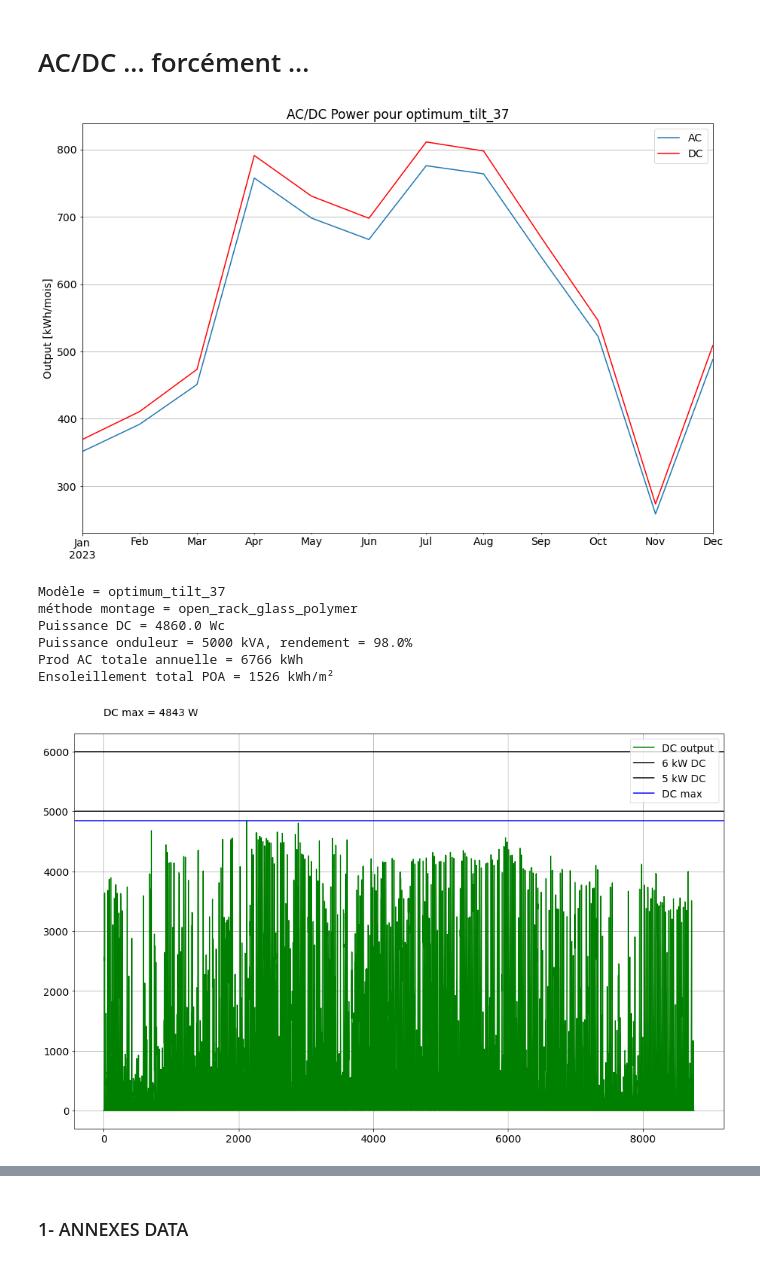
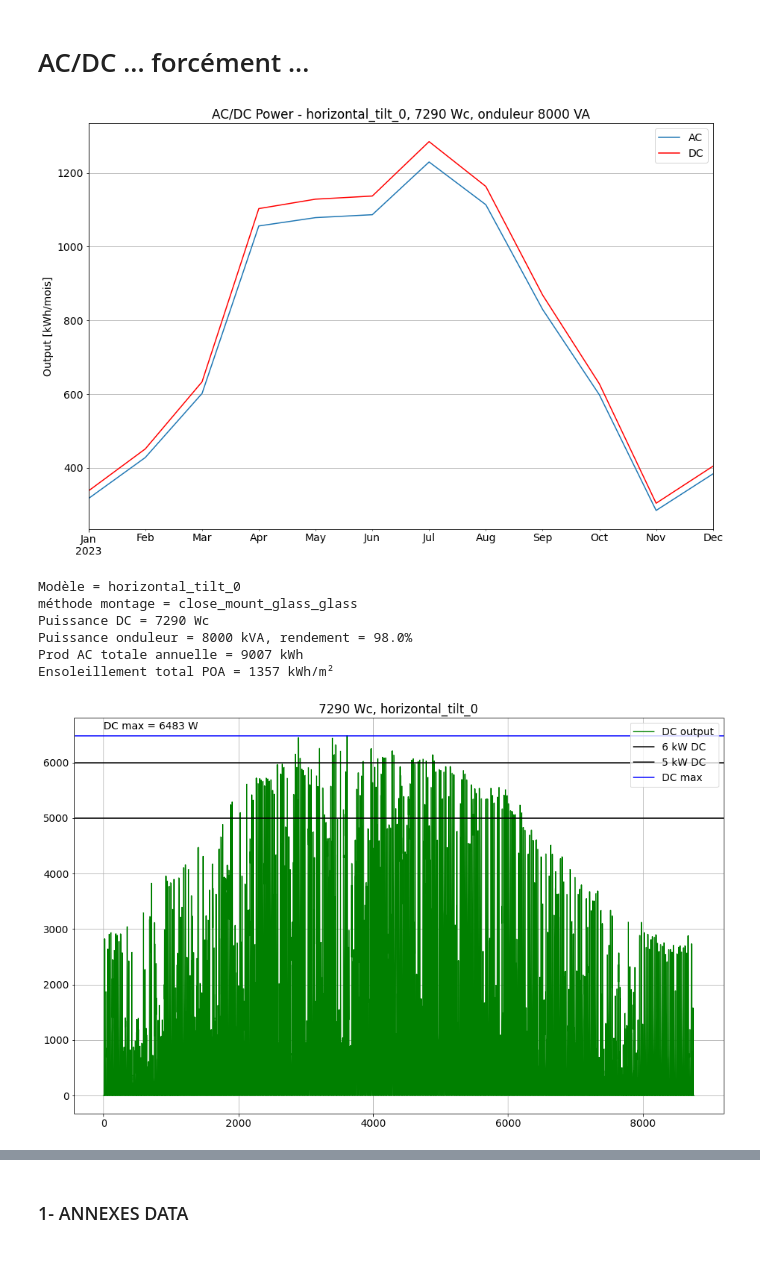
Before and after one commit to BenjaminDeporte/PV, a Jupyter notebook: Code/TutoPVlib.ipynb, the cells around one changed output, grey strips where cells are left out. Cells and saved outputs as stored; diff of their text form; code cells hidden in the pictures.

Commit message:
Regroupé paramètres modèle dans dict

```diff
--- a/Code/TutoPVlib.ipynb
+++ b/Code/TutoPVlib.ipynb
@@ -24,3 +42,5 @@ lieu = 'Pechbusque'
+# %%
+lieu = modele.get('lieu')
 # %%
 latitude, longitude, altitude, time_zone = coordinates[lieu]
 # %%
@@ -122,12 +142,8 @@ solar_position.head()
 # %%
 # POA geometry definition
 
-tilts = {
-    'horizontal_tilt_0' : 0.0,
-    'optimum_tilt_37' : 37.0
-}
-
-azimuth = 180
+tilts = modele.get('tilts')
+azimuth = modele.get('azimuth')
 # %%
 # calcule les valeurs horaires de l'irradiance POA pour les différents tilts
 
@@ -222,4 +238,7 @@ plt.show()
 # %%
+methode = modele.get('modele_temperature')
+tilt_choisi = modele.get('tilt_choisi')
+
 cell_temp_min = cell_temperature.min()
 cell_temp_max = cell_temperature.max()
 
@@ -234,6 +253,8 @@ plt.text(4000,0,f"min temp = {cell_temp_min:.2f} °C")
 plt.axhline(y=cell_temp_max, color='r', label='max')
 plt.text(0,60,f"max temp = {cell_temp_max:.2f} °C")
 
+plt.title(f"{methode}, {tilt_choisi}")
+
 plt.legend()
 plt.grid()
 plt.show()
@@ -410,7 +431,7 @@ f.tight_layout()
 https://pvsc-python-tutorials.github.io/PVSC48-Python-Tutorial/Tutorial%205%20-%20Array%20Power.html
 # %%
 gamma_pdc = module_trina_vertex_405_CEC.get('gamma_r')/100.0
-nameplate = 12 * 405.0
+nameplate = modele.get('dc_installed') # puissance crete installée
 # %%
 array_power = pvlib.pvsystem.pvwatts_dc(
     dfs_poa.get(tilt_choisi)['poa_global'],
@@ -446,48 +467,50 @@ dc_period = array_power.resample('M').sum()/1000.0
 ax = ac_period.plot(figsize=(15, 10), label='AC')
 dc_period.plot(ax=ax, label='DC', color='r')
 
-plt.title(f'AC/DC Power pour {tilt_choisi}')
+plt.title(f'AC/DC Power - {tilt_choisi}, {nameplate:.0f} Wc, onduleur {ac0:.0f} VA')
 plt.ylabel('Output [kWh/mois]')
 
 plt.grid()
 plt.legend()
 plt.show()
 # %% [output]
-[figure, old version]
+[figure, new version]
 # %%
 print (f"Modèle = {tilt_choisi}")
 print (f"méthode montage = {methode}")
-print (f"Puissance DC = {nameplate} Wc")
+print (f"Puissance DC = {nameplate:.0f} Wc")
 print (f"Puissance onduleur = {ac0:.0f} kVA, rendement = {eta:.1%}")
 print (f"Prod AC totale annuelle = {ac.sum()/1000:.0f} kWh")
 print (f"Ensoleillement total POA = {dfs_poa.get(tilt_choisi)['poa_global'].sum()/1000.0:.0f} kWh/m²")
 # %% [output]
-Modèle = optimum_tilt_37
-méthode montage = open_rack_glass_polymer
-Puissance DC = 4860.0 Wc
-Puissance onduleur = 5000 kVA, rendement = 98.0%
-Prod AC totale annuelle = 6766 kWh
-Ensoleillement total POA = 1526 kWh/m²
+Modèle = horizontal_tilt_0
+méthode montage = close_mount_glass_glass
+Puissance DC = 7290 Wc
+Puissance onduleur = 8000 kVA, rendement = 98.0%
+Prod AC totale annuelle = 9007 kWh
+Ensoleillement total POA = 1357 kWh/m²
 # %%
 dc_max = array_power.max()
 
 dc_hourly = np.array(array_power)
 
 fig, ax = plt.subplots(figsize=(16,10))
 ax.plot(dc_hourly, color='g', label='DC output')
 
 plt.axhline(y=6000.0, color='k', label='6 kW DC')
 
 plt.axhline(y=5000.0, color='k', label='5 kW DC')
 
 plt.axhline(y=dc_max, color='b', label='DC max')
 plt.text(0, 6600,f"DC max = {dc_max:.0f} W")
 
+plt.title(f"{nameplate:.0f} Wc, {tilt_choisi}") # onduleur {ac0:.0f} VA")
+
 plt.legend()
 plt.grid()
 plt.show()
 # %% [output]
-[figure, old version]
+[figure, new version]
 # %%
 ac_period = ac.resample('D').sum()/1000.0
 
```
Also changed, not shown: parts of 17 cells of this notebook.
